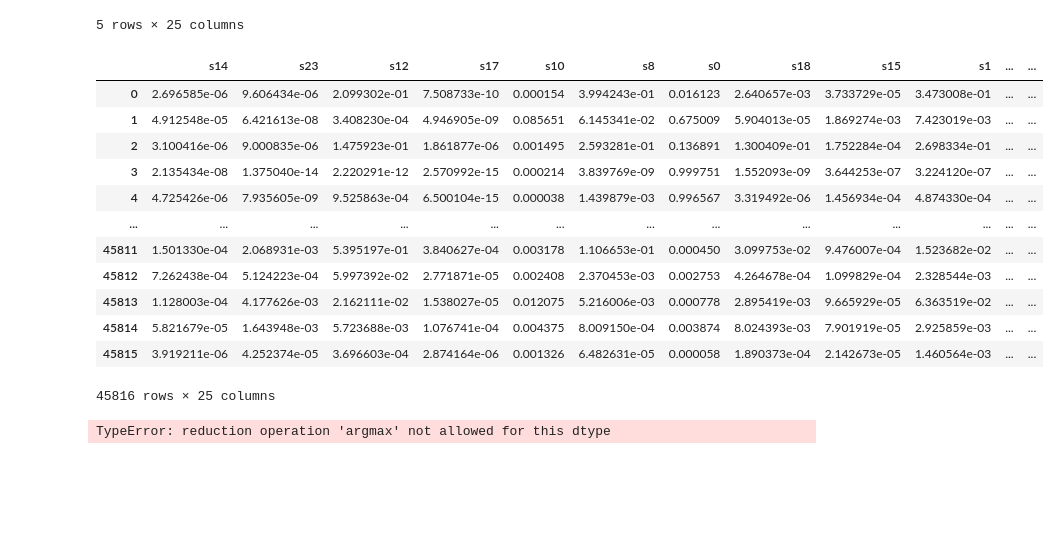
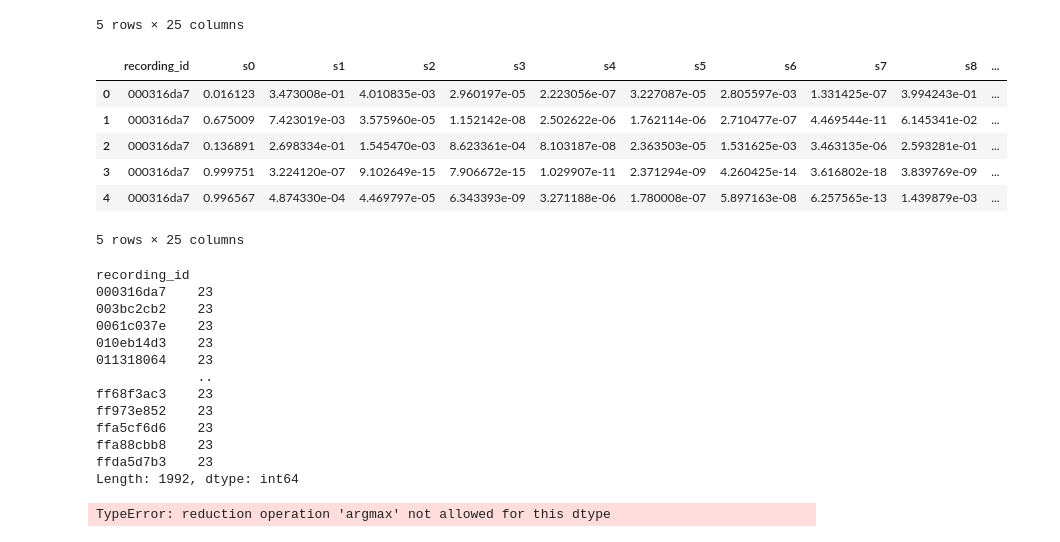
Before and after one commit to bhavishy6/KaggleRainforestChallenge, a Jupyter notebook: Logistic Regression.ipynb, the cells around one changed output. Cells and saved outputs as stored; diff of their text form; code cells hidden in the pictures; blank space fills up the shorter version.

```diff
--- a/Logistic Regression.ipynb
+++ b/Logistic Regression.ipynb
@@ -260,19 +244,18 @@ Y_pp.tail()
 5 rows × 25 columns
 # %%
 Y_pp.to_hdf("probs.hd5", key ="stage", mode="w")
+# %%
+Y_pp = pd.read_hdf("probs.hd5", key="stage")
+# %%
+cols = ['recording_id', 's0', 's1', 's2', 's3', 's4', 's5', 's6', 's7', 's8', 's9', 's10', 's11', 's12', 's13', 's14', 's15', 's16', 's17', 's18', 's19', 's20', 's21', 's22', 's23']
+Y_pp = Y_pp[cols]
 # %%
-Y_pp
+Y_pp.head()
 # %% [output]
-|  | s14 | s23 | s12 | s17 | s10 | s8 | s0 | s18 | s15 | s1 | ... | ... |
-| 0 | 2.696585e-06 | 9.606434e-06 | 2.099302e-01 | 7.508733e-10 | 0.000154 | 3.994243e-01 | 0.016123 | 2.640657e-03 | 3.733729e-05 | 3.473008e-01 | ... | ... |
-| 1 | 4.912548e-05 | 6.421613e-08 | 3.408230e-04 | 4.946905e-09 | 0.085651 | 6.145341e-02 | 0.675009 | 5.904013e-05 | 1.869274e-03 | 7.423019e-03 | ... | ... |
-| 2 | 3.100416e-06 | 9.000835e-06 | 1.475923e-01 | 1.861877e-06 | 0.001495 | 2.593281e-01 | 0.136891 | 1.300409e-01 | 1.752284e-04 | 2.698334e-01 | ... | ... |
-| 3 | 2.135434e-08 | 1.375040e-14 | 2.220291e-12 | 2.570992e-15 | 0.000214 | 3.839769e-09 | 0.999751 | 1.552093e-09 | 3.644253e-07 | 3.224120e-07 | ... | ... |
-| 4 | 4.725426e-06 | 7.935605e-09 | 9.525863e-04 | 6.500104e-15 | 0.000038 | 1.439879e-03 | 0.996567 | 3.319492e-06 | 1.456934e-04 | 4.874330e-04 | ... | ... |
-| ... | ... | ... | ... | ... | ... | ... | ... | ... | ... | ... | ... | ... |
-| 45811 | 1.501330e-04 | 2.068931e-03 | 5.395197e-01 | 3.840627e-04 | 0.003178 | 1.106653e-01 | 0.000450 | 3.099753e-02 | 9.476007e-04 | 1.523682e-02 | ... | ... |
-| 45812 | 7.262438e-04 | 5.124223e-04 | 5.997392e-02 | 2.771871e-05 | 0.002408 | 2.370453e-03 | 0.002753 | 4.264678e-04 | 1.099829e-04 | 2.328544e-03 | ... | ... |
-| 45813 | 1.128003e-04 | 4.177626e-03 | 2.162111e-02 | 1.538027e-05 | 0.012075 | 5.216006e-03 | 0.000778 | 2.895419e-03 | 9.665929e-05 | 6.363519e-02 | ... | ... |
-| 45814 | 5.821679e-05 | 1.643948e-03 | 5.723688e-03 | 1.076741e-04 | 0.004375 | 8.009150e-04 | 0.003874 | 8.024393e-03 | 7.901919e-05 | 2.925859e-03 | ... | ... |
-| 45815 | 3.919211e-06 | 4.252374e-05 | 3.696603e-04 | 2.874164e-06 | 0.001326 | 6.482631e-05 | 0.000058 | 1.890373e-04 | 2.142673e-05 | 1.460564e-03 | ... | ... |
+|  | recording_id | s0 | s1 | s2 | s3 | s4 | s5 | s6 | s7 | s8 | ... |
+| 0 | 000316da7 | 0.016123 | 3.473008e-01 | 4.010835e-03 | 2.960197e-05 | 2.223056e-07 | 3.227087e-05 | 2.805597e-03 | 1.331425e-07 | 3.994243e-01 | ... |
+| 1 | 000316da7 | 0.675009 | 7.423019e-03 | 3.575960e-05 | 1.152142e-08 | 2.502622e-06 | 1.762114e-06 | 2.710477e-07 | 4.469544e-11 | 6.145341e-02 | ... |
+| 2 | 000316da7 | 0.136891 | 2.698334e-01 | 1.545470e-03 | 8.623361e-04 | 8.103187e-08 | 2.363503e-05 | 1.531625e-03 | 3.463135e-06 | 2.593281e-01 | ... |
+| 3 | 000316da7 | 0.999751 | 3.224120e-07 | 9.102649e-15 | 7.906672e-15 | 1.029907e-11 | 2.371294e-09 | 4.260425e-14 | 3.616802e-18 | 3.839769e-09 | ... |
+| 4 | 000316da7 | 0.996567 | 4.874330e-04 | 4.469797e-05 | 6.343393e-09 | 3.271188e-06 | 1.780008e-07 | 5.897163e-08 | 6.257565e-13 | 1.439879e-03 | ... |
-45816 rows × 25 columns
+5 rows × 25 columns
@@ -279,3 +266,19 @@ Y_pp
+# %%
+.size()
+# %% [output]
+recording_id
+000316da7    23
+003bc2cb2    23
+0061c037e    23
+010eb14d3    23
+011318064    23
+             ..
+ff68f3ac3    23
+ff973e852    23
+ffa5cf6d6    23
+ffa88cbb8    23
+ffda5d7b3    23
+Length: 1992, dtype: int64
 # %%
 softmax = Y_pp.idxmax(axis=1)
 # %% [output]
```
Also changed, not shown: parts of 7 cells of this notebook, 2 other files.
